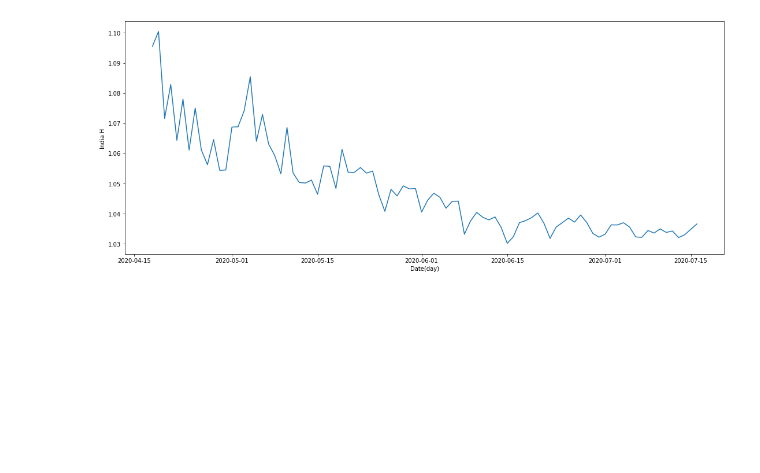
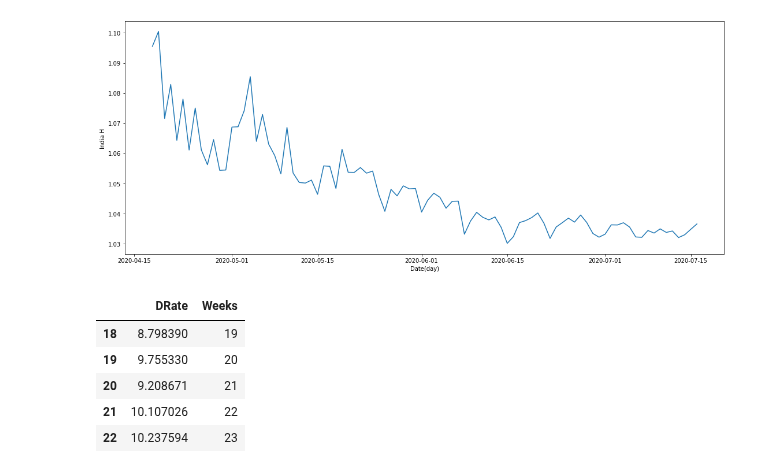
Before and after one commit to skbhere/COVID-19-Case-Forecasting, a Jupyter notebook: 00_India_prediction.ipynb, the cells around one changed output. Saved outputs shown, nothing was run; the diff lists cells and outputs as text; code cells hidden in the pictures; blank space fills up the shorter version.

```diff
--- a/00_India_prediction.ipynb
+++ b/00_India_prediction.ipynb
@@ -313,3 +291,29 @@ fig.savefig('IND H value')
 # %% [output]
 Text(0, 0.5, 'India H ')
 [figure]
+# %%
+#Doubling Rate for every 7 days
+T=df0['Total Confirmed']
+reminder = len(T)%7
+if reminder != 0 :
+  T = T[:-reminder]
+re = ((len(T))//7 )
+Week=range(1,re)
+T = T. to_numpy()
+T=T.reshape(re,7)
+double =  list ([None]*7)
+n=0
+while n<len(T):
+  v= (7*2) / (T[n][6] / T[n][0])
+  double.append(v)
+  n= n+1
+DRate = pd.DataFrame(list(zip(double, Week)),
+               columns =['DRate', 'Weeks'])
+DRate.tail()
+# %% [output]
+|  | DRate | Weeks |
+| 18 | 8.798390 | 19 |
+| 19 | 9.755330 | 20 |
+| 20 | 9.208671 | 21 |
+| 21 | 10.107026 | 22 |
+| 22 | 10.237594 | 23 |
```
Also changed, not shown: parts of 8 cells of this notebook.
